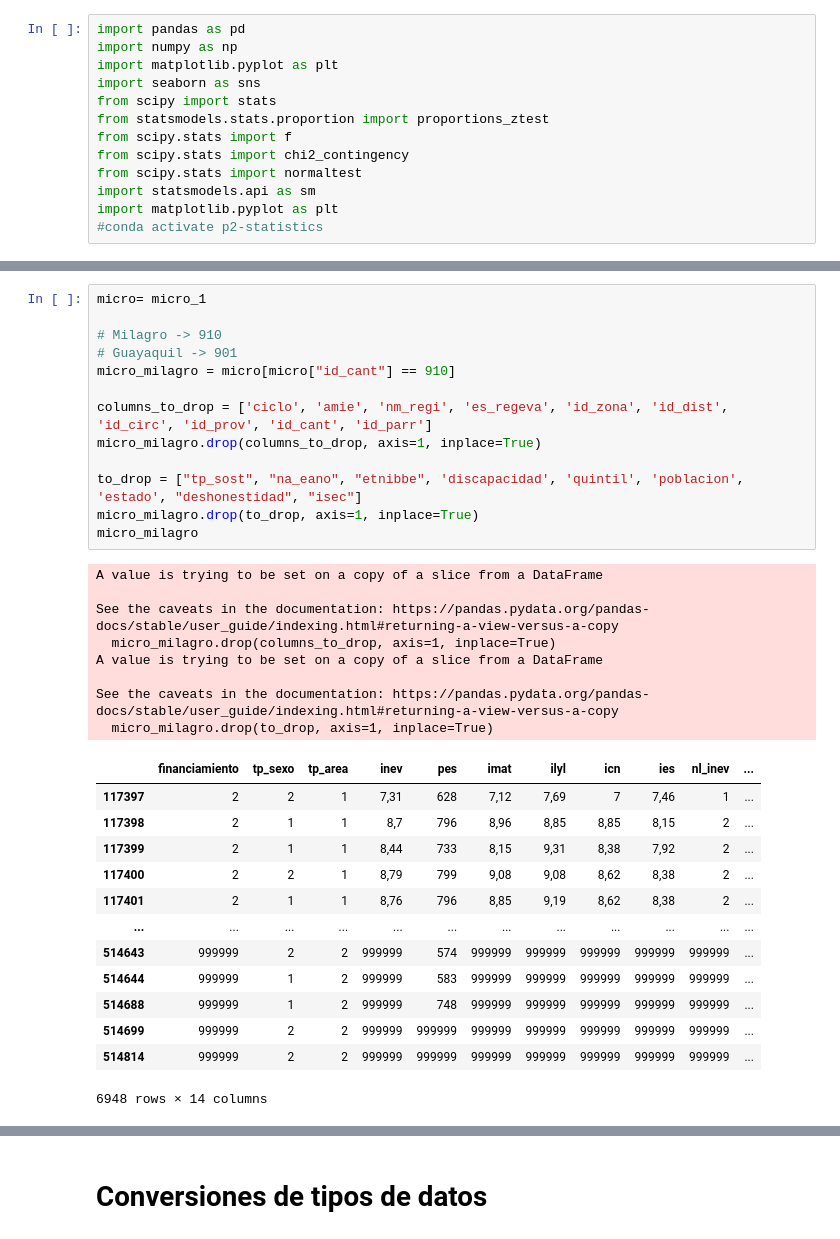
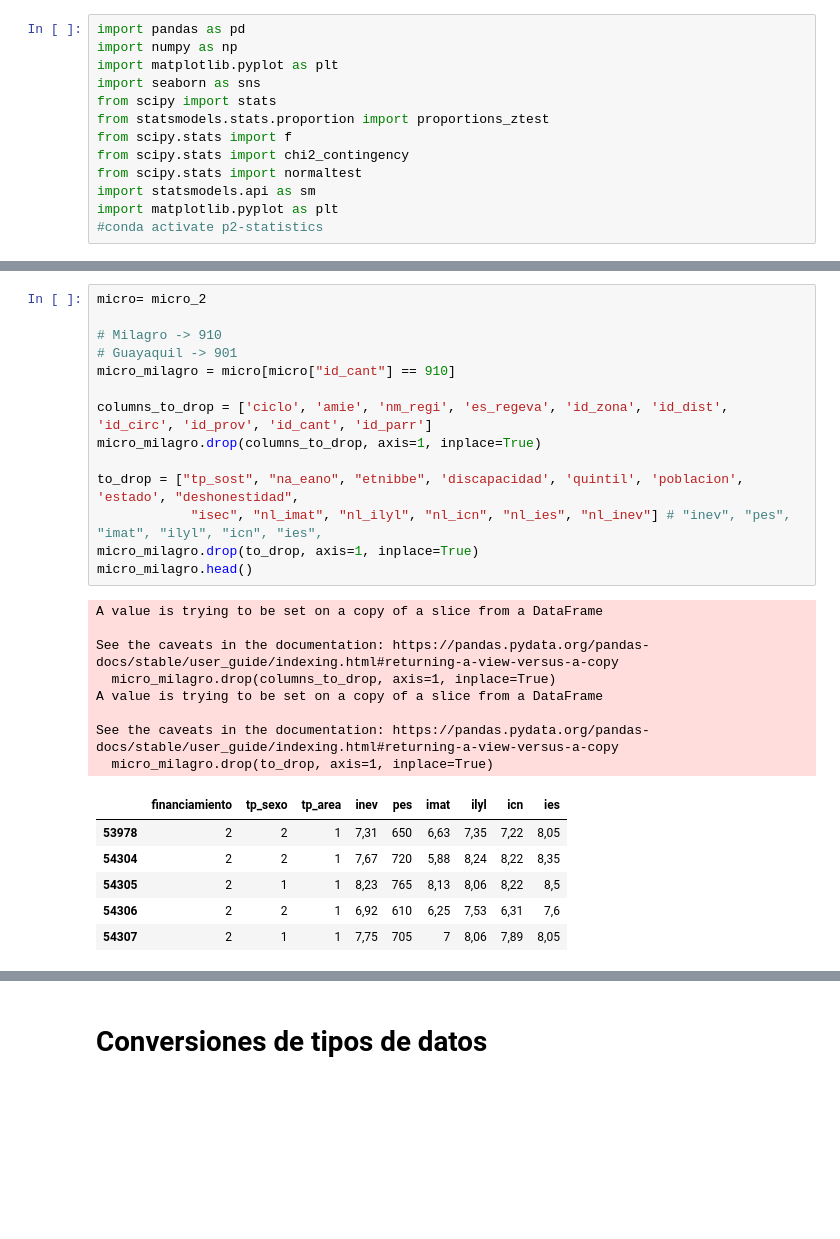
Before and after one commit to BryanEstrada003/Project-2p---Statistics, a Jupyter notebook: analysis.ipynb, the cells around one changed output, grey strips where cells are left out. Drawn from its saved outputs; the diff is of its cells as text; blank space fills up the shorter version.

```diff
--- a/analysis.ipynb
+++ b/analysis.ipynb
@@ -86,38 +56,32 @@ Unique values of nl_inev:
 # %%
-micro= micro_1
+micro= micro_2
 
 # Milagro -> 910
 # Guayaquil -> 901
 micro_milagro = micro[micro["id_cant"] == 910]
 
 columns_to_drop = ['ciclo', 'amie', 'nm_regi', 'es_regeva', 'id_zona', 'id_dist', 'id_circ', 'id_prov', 'id_cant', 'id_parr']
 micro_milagro.drop(columns_to_drop, axis=1, inplace=True)
 
-to_drop = ["tp_sost", "na_eano", "etnibbe", 'discapacidad', 'quintil', 'poblacion', 'estado', "deshonestidad", "isec"]
+to_drop = ["tp_sost", "na_eano", "etnibbe", 'discapacidad', 'quintil', 'poblacion', 'estado', "deshonestidad",
+            "isec", "nl_imat", "nl_ilyl", "nl_icn", "nl_ies", "nl_inev"] # "inev", "pes", "imat", "ilyl", "icn", "ies",
 micro_milagro.drop(to_drop, axis=1, inplace=True)
-micro_milagro
+micro_milagro.head()
 # %% [output]
 A value is trying to be set on a copy of a slice from a DataFrame
 
 See the caveats in the documentation: https://pandas.pydata.org/pandas-docs/stable/user_guide/indexing.html#returning-a-view-versus-a-copy
   micro_milagro.drop(columns_to_drop, axis=1, inplace=True)
 A value is trying to be set on a copy of a slice from a DataFrame
 
 See the caveats in the documentation: https://pandas.pydata.org/pandas-docs/stable/user_guide/indexing.html#returning-a-view-versus-a-copy
   micro_milagro.drop(to_drop, axis=1, inplace=True)
-|  | financiamiento | tp_sexo | tp_area | inev | pes | imat | ilyl | icn | ies | nl_inev | ... |
-| 117397 | 2 | 2 | 1 | 7,31 | 628 | 7,12 | 7,69 | 7 | 7,46 | 1 | ... |
-| 117398 | 2 | 1 | 1 | 8,7 | 796 | 8,96 | 8,85 | 8,85 | 8,15 | 2 | ... |
-| 117399 | 2 | 1 | 1 | 8,44 | 733 | 8,15 | 9,31 | 8,38 | 7,92 | 2 | ... |
-| 117400 | 2 | 2 | 1 | 8,79 | 799 | 9,08 | 9,08 | 8,62 | 8,38 | 2 | ... |
-| 117401 | 2 | 1 | 1 | 8,76 | 796 | 8,85 | 9,19 | 8,62 | 8,38 | 2 | ... |
-| ... | ... | ... | ... | ... | ... | ... | ... | ... | ... | ... | ... |
-| 514643 | 999999 | 2 | 2 | 999999 | 574 | 999999 | 999999 | 999999 | 999999 | 999999 | ... |
-| 514644 | 999999 | 1 | 2 | 999999 | 583 | 999999 | 999999 | 999999 | 999999 | 999999 | ... |
-| 514688 | 999999 | 1 | 2 | 999999 | 748 | 999999 | 999999 | 999999 | 999999 | 999999 | ... |
-| 514699 | 999999 | 2 | 2 | 999999 | 999999 | 999999 | 999999 | 999999 | 999999 | 999999 | ... |
-| 514814 | 999999 | 2 | 2 | 999999 | 999999 | 999999 | 999999 | 999999 | 999999 | 999999 | ... |
+|  | financiamiento | tp_sexo | tp_area | inev | pes | imat | ilyl | icn | ies |
+| 53978 | 2 | 2 | 1 | 7,31 | 650 | 6,63 | 7,35 | 7,22 | 8,05 |
+| 54304 | 2 | 2 | 1 | 7,67 | 720 | 5,88 | 8,24 | 8,22 | 8,35 |
+| 54305 | 2 | 1 | 1 | 8,23 | 765 | 8,13 | 8,06 | 8,22 | 8,5 |
+| 54306 | 2 | 2 | 1 | 6,92 | 610 | 6,25 | 7,53 | 6,31 | 7,6 |
+| 54307 | 2 | 1 | 1 | 7,75 | 705 | 7 | 8,06 | 7,89 | 8,05 |
-6948 rows × 14 columns
 # %%
 micro_milagro.info()
 # %% [output]
```
Also changed, not shown: parts of 21 cells of this notebook.
